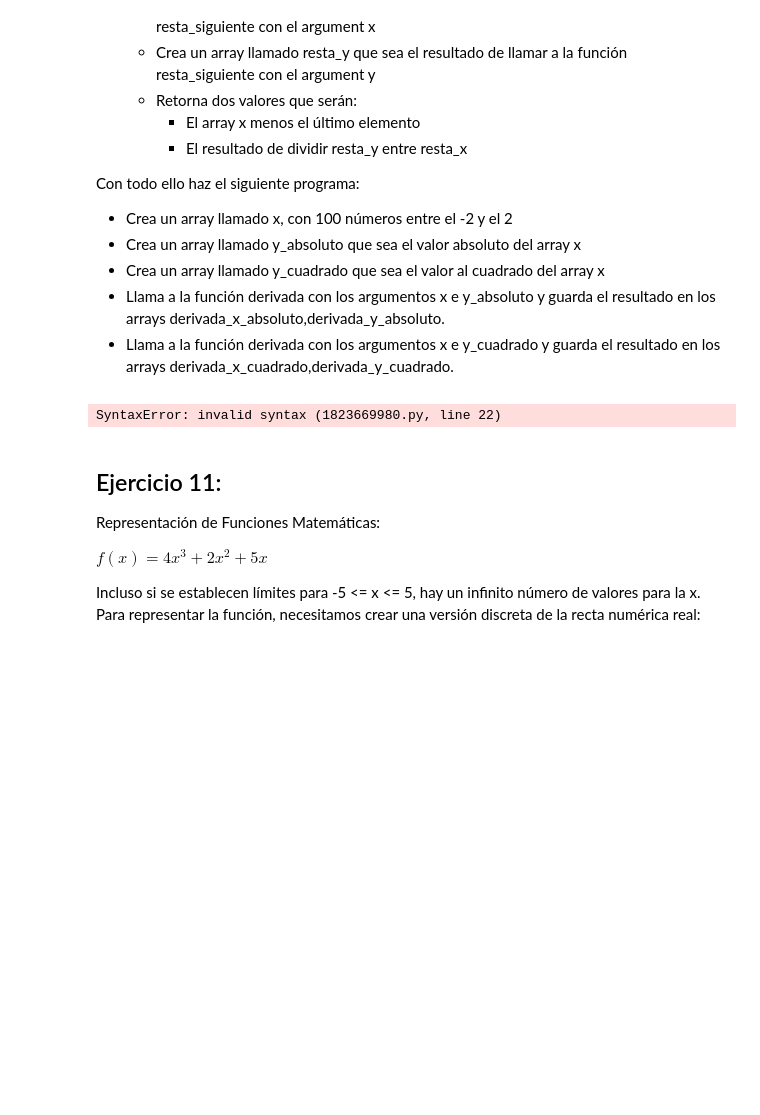
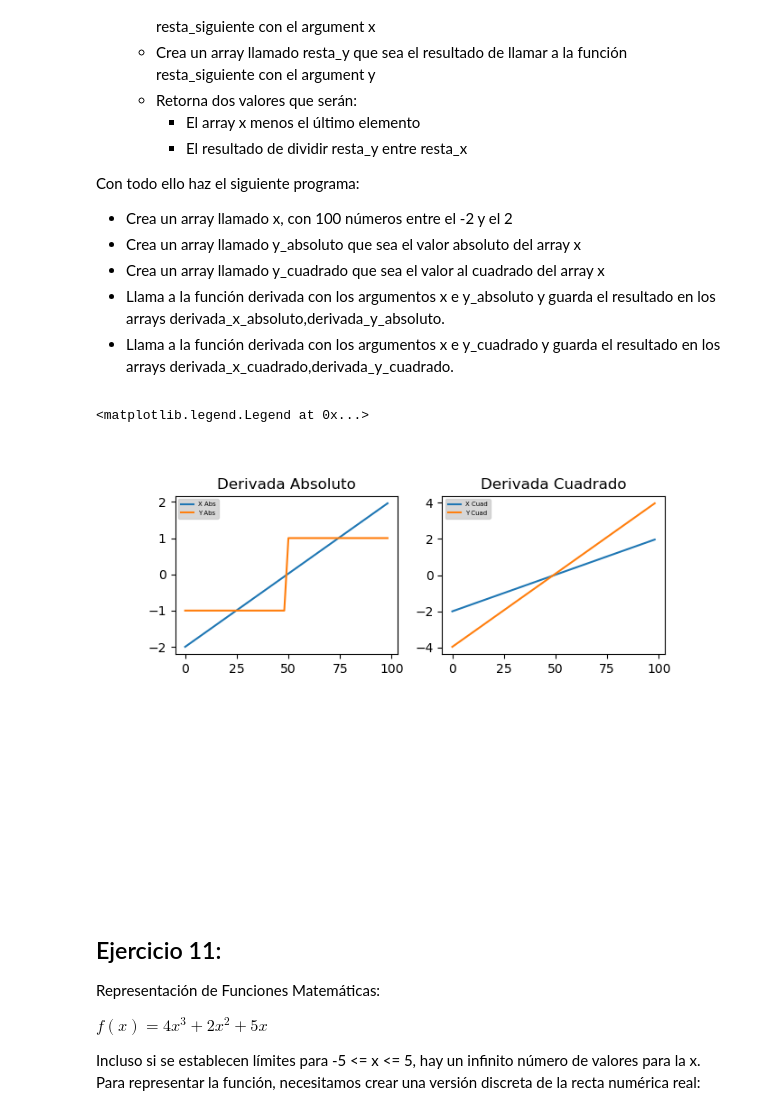
Before and after one commit to IanIAyBD/Curso, a Jupyter notebook: API/Tema 4 Graficos/grafics_ejer.ipynb, the cells around one changed output. Cells and saved outputs as stored; diff of their text form; code cells hidden in the pictures; blank space fills up the shorter version.

```diff
--- a/API/Tema 4 Graficos/grafics_ejer.ipynb
+++ b/API/Tema 4 Graficos/grafics_ejer.ipynb
@@ -375,30 +391,43 @@ Con todo ello haz el siguiente programa:
 # %%
 def resta_siguiente(a):
     primeros = a[0:-1]
     ultimos = a[1:]
     res = ultimos - primeros
     return res
 
 def derivada (x,y):
     resta_x = resta_siguiente(x)
     resta_y = resta_siguiente(y)
     res_x = x[0:-1]
-    res_div = np.divide(resta_x,resta_y)
+    res_div = np.divide(resta_y,resta_x)
     return res_x,res_div
 
 x = np.linspace(-2, 2, 100)
 y_absoluto = np.abs(x)
 y_cuadrado = np.power(x,2)
 
 derivada_x_absoluto, derivada_y_absoluto = derivada(x, y_absoluto)
 
 derivada_x_cuadrado, derivada_y_cuadrado = derivada(x, y_cuadrado)
 
-figder = plt.figure(figsize=(15,7))
-axcuad = figder.add_subplot(111)
-axcuad.plot(derivada)
+figder = plt.figure(figsize=(7,5))
+
+axcuad = figder.add_subplot(221)
+axcuad.set_title("Derivada Absoluto")
+axcuad.plot(derivada_x_absoluto, label = "X Abs")
+axcuad.plot(derivada_y_absoluto, label = "Y Abs")
+
+axcuad2 = figder.add_subplot(222)
+axcuad2.set_title("Derivada Cuadrado")
+axcuad2.plot(derivada_x_cuadrado, label="X Cuad")
+axcuad2.plot(derivada_y_cuadrado, label="Y Cuad")
+
+
+axcuad2.legend(fontsize=5, facecolor='#CDCDCD', labelcolor="#000000")
+axcuad.legend(fontsize=5, facecolor='#CDCDCD', labelcolor="#000000")
 # %% [output]
-SyntaxError: invalid syntax (1823669980.py, line 22)
+<matplotlib.legend.Legend at 0x...>
+[figure, added]
 # %% [markdown]
 ## Ejercicio 11:
 Representación de Funciones Matemáticas:
```
Also changed, not shown: parts of 16 cells of this notebook, 7 other files.
